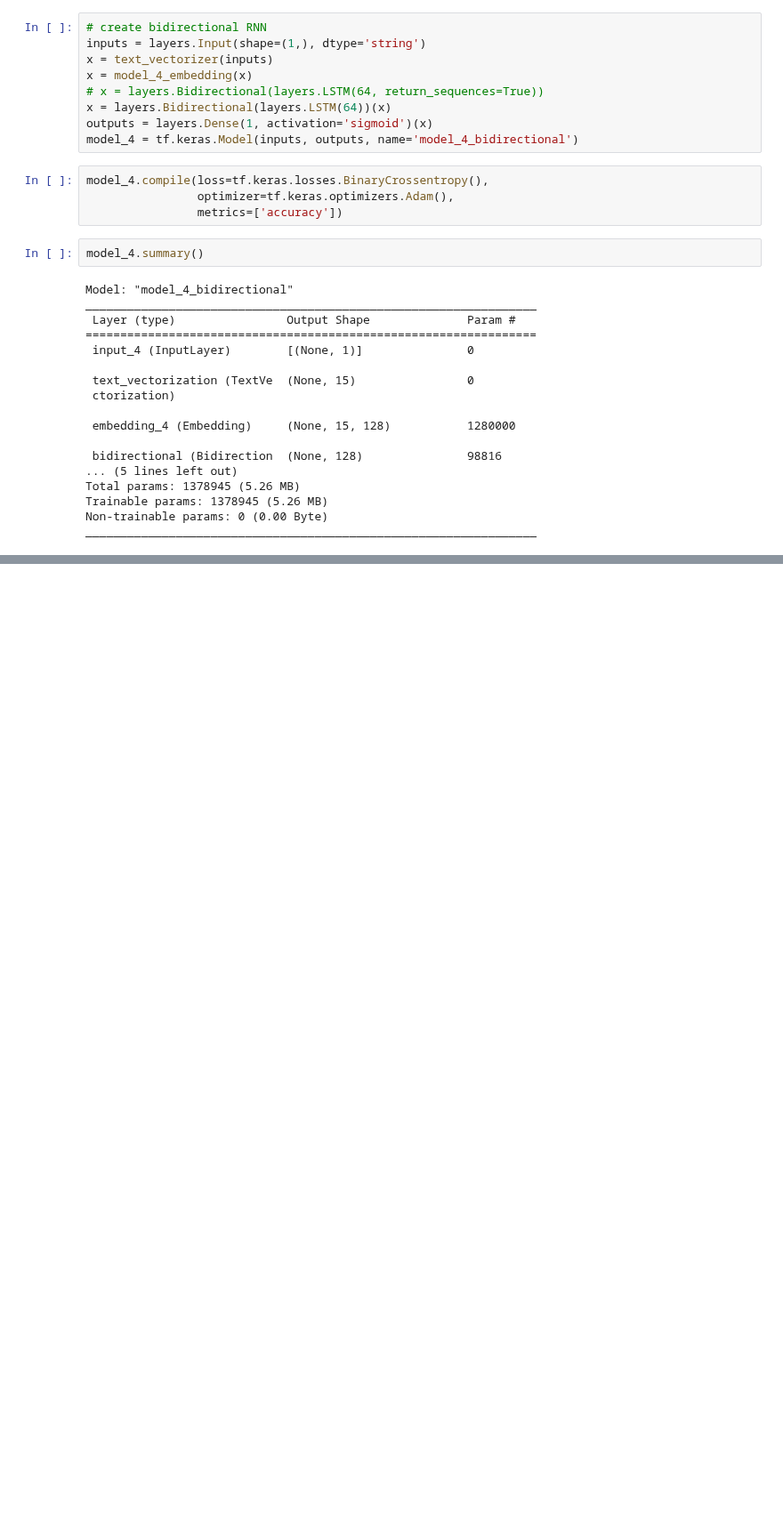
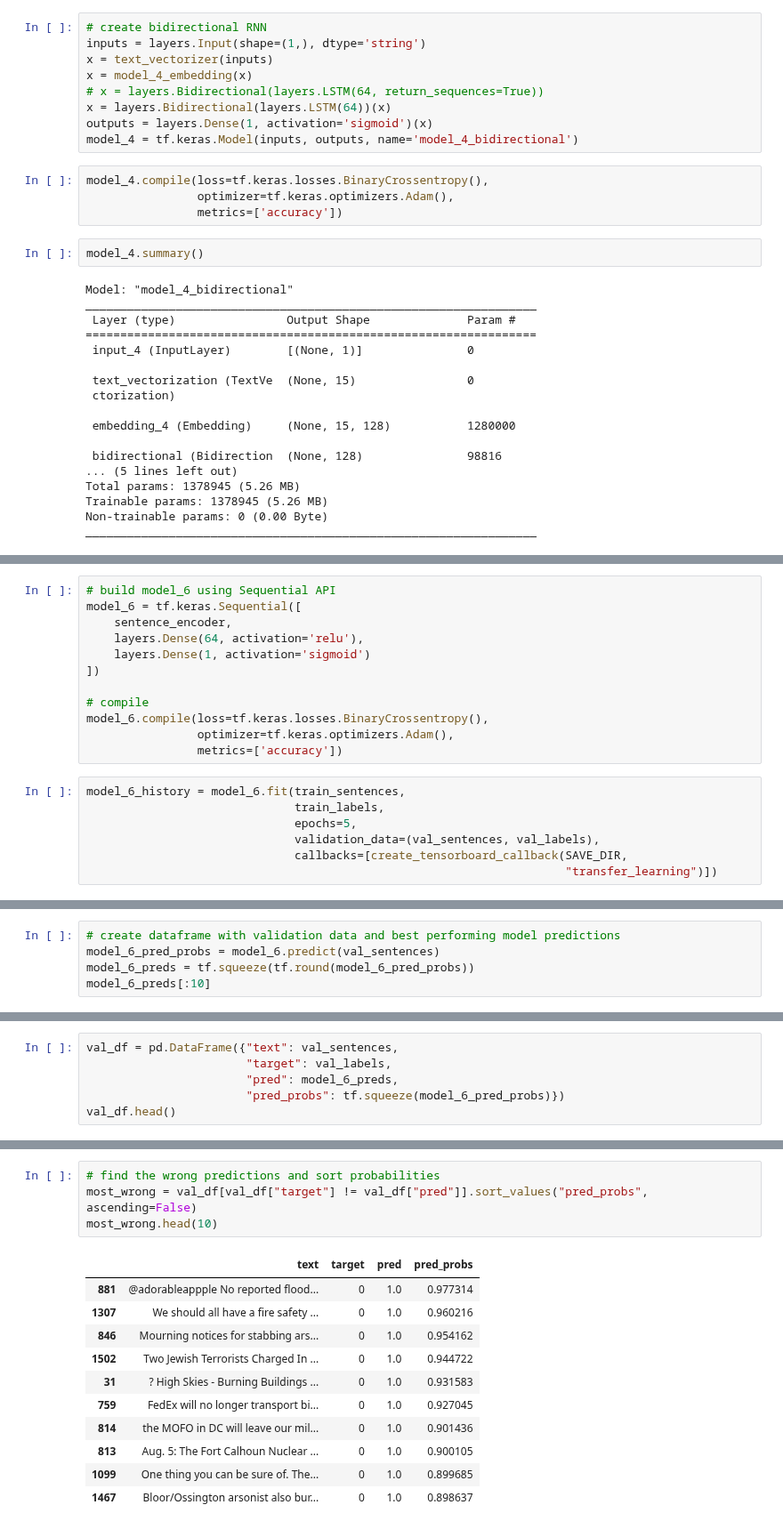
Before and after one commit to SheshamJoseph/Deep-Learning-with-Tensorflow-ZTM, a Jupyter notebook: 08_natural_Language_processing.ipynb, the cells around one changed output, grey strips where cells are left out. Shown at 89% size. Cells and saved outputs as stored; diff of their text form; blank space fills up the shorter version.

```diff
--- a/08_natural_Language_processing.ipynb
+++ b/08_natural_Language_processing.ipynb
@@ -682,0 +841,19 @@ model_4.evaluate(val_sentences, val_labels)
+# %%
+# build model_6 using Sequential API
+model_6 = tf.keras.Sequential([
+    sentence_encoder,
+    layers.Dense(64, activation='relu'),
+    layers.Dense(1, activation='sigmoid')
+])
+
+# compile
+model_6.compile(loss=tf.keras.losses.BinaryCrossentropy(),
+                optimizer=tf.keras.optimizers.Adam(),
+                metrics=['accuracy'])
+# %%
+model_6_history = model_6.fit(train_sentences,
+                              train_labels,
+                              epochs=5,
+                              validation_data=(val_sentences, val_labels),
+                              callbacks=[create_tensorboard_callback(SAVE_DIR,
+                                                                     "transfer_learning")])
@@ -682,0 +1085,5 @@ model_4.evaluate(val_sentences, val_labels)
+# %%
+# create dataframe with validation data and best performing model predictions
+model_6_pred_probs = model_6.predict(val_sentences)
+model_6_preds = tf.squeeze(tf.round(model_6_pred_probs))
+model_6_preds[:10]
@@ -682,0 +1093,6 @@ model_4.evaluate(val_sentences, val_labels)
+# %%
+val_df = pd.DataFrame({"text": val_sentences,
+                       "target": val_labels,
+                       "pred": model_6_preds,
+                       "pred_probs": tf.squeeze(model_6_pred_probs)})
+val_df.head()
@@ -682,0 +1106,16 @@ model_4.evaluate(val_sentences, val_labels)
+# %%
+# find the wrong predictions and sort probabilities
+most_wrong = val_df[val_df["target"] != val_df["pred"]].sort_values("pred_probs", ascending=False)
+most_wrong.head(10)
+# %% [output]
+|  | text | target | pred | pred_probs |
+| 881 | @adorableappple No reported flood... | 0 | 1.0 | 0.977314 |
+| 1307 | We should all have a fire safety ... | 0 | 1.0 | 0.960216 |
+| 846 | Mourning notices for stabbing ars... | 0 | 1.0 | 0.954162 |
+| 1502 | Two Jewish Terrorists Charged In ... | 0 | 1.0 | 0.944722 |
+| 31 | ? High Skies - Burning Buildings ... | 0 | 1.0 | 0.931583 |
+| 759 | FedEx will no longer transport bi... | 0 | 1.0 | 0.927045 |
+| 814 | the MOFO in DC will leave our mil... | 0 | 1.0 | 0.901436 |
+| 813 | Aug. 5: The Fort Calhoun Nuclear ... | 0 | 1.0 | 0.900105 |
+| 1099 | One thing you can be sure of. The... | 0 | 1.0 | 0.899685 |
+| 1467 | Bloor/Ossington arsonist also bur... | 0 | 1.0 | 0.898637 |
```
Also changed, not shown: parts of 71 cells of this notebook.
